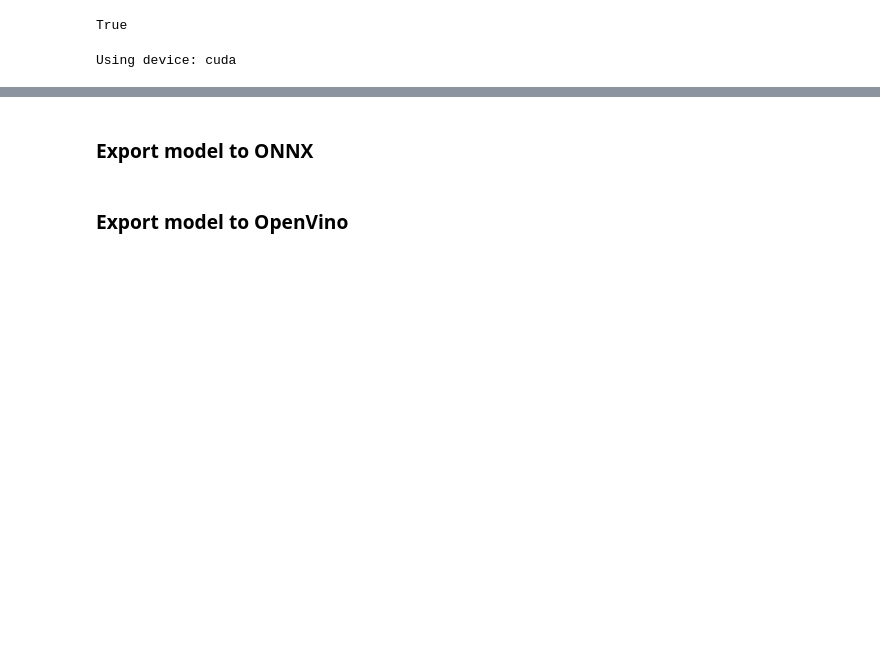
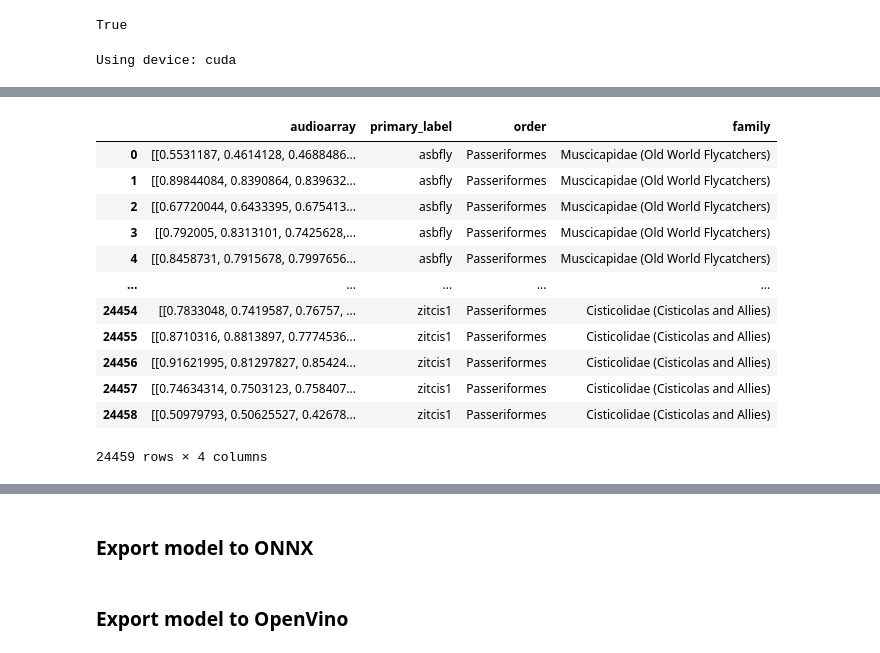
Before and after one commit to LHKode/BirdCLEF2024, a Jupyter notebook: Training.ipynb, the cells around one changed output, grey strips where cells are left out. Cells and saved outputs as stored; diff of their text form; code cells hidden in the pictures; blank space fills up the shorter version.

```diff
--- a/Training.ipynb
+++ b/Training.ipynb
@@ -200,0 +144,24 @@ meta_data
+# %%
+hier_mapping = pd.read_csv("inputs/hier_mapping.csv")
+def get_order(row):
+    return hier_mapping[hier_mapping["SPECIES"]==row["primary_label"]].ORDER.to_numpy()[0]
+def get_family(row):
+    return hier_mapping[hier_mapping["SPECIES"]==row["primary_label"]].FAMILY.to_numpy()[0]
+
+meta_data['order'] = meta_data.apply(get_order, axis=1)
+meta_data['family'] = meta_data.apply(get_family, axis=1)
+meta_data
+# %% [output]
+|  | audioarray | primary_label | order | family |
+| 0 | [[0.5531187, 0.4614128, 0.4688486... | asbfly | Passeriformes | Muscicapidae (Old World Flycatchers) |
+| 1 | [[0.89844084, 0.8390864, 0.839632... | asbfly | Passeriformes | Muscicapidae (Old World Flycatchers) |
+| 2 | [[0.67720044, 0.6433395, 0.675413... | asbfly | Passeriformes | Muscicapidae (Old World Flycatchers) |
+| 3 | [[0.792005, 0.8313101, 0.7425628,... | asbfly | Passeriformes | Muscicapidae (Old World Flycatchers) |
+| 4 | [[0.8458731, 0.7915678, 0.7997656... | asbfly | Passeriformes | Muscicapidae (Old World Flycatchers) |
+| ... | ... | ... | ... | ... |
+| 24454 | [[0.7833048, 0.7419587, 0.76757, ... | zitcis1 | Passeriformes | Cisticolidae (Cisticolas and Allies) |
+| 24455 | [[0.8710316, 0.8813897, 0.7774536... | zitcis1 | Passeriformes | Cisticolidae (Cisticolas and Allies) |
+| 24456 | [[0.91621995, 0.81297827, 0.85424... | zitcis1 | Passeriformes | Cisticolidae (Cisticolas and Allies) |
+| 24457 | [[0.74634314, 0.7503123, 0.758407... | zitcis1 | Passeriformes | Cisticolidae (Cisticolas and Allies) |
+| 24458 | [[0.50979793, 0.50625527, 0.42678... | zitcis1 | Passeriformes | Cisticolidae (Cisticolas and Allies) |
+24459 rows × 4 columns
```
Also changed, not shown: parts of 26 cells of this notebook, 13 other files.
